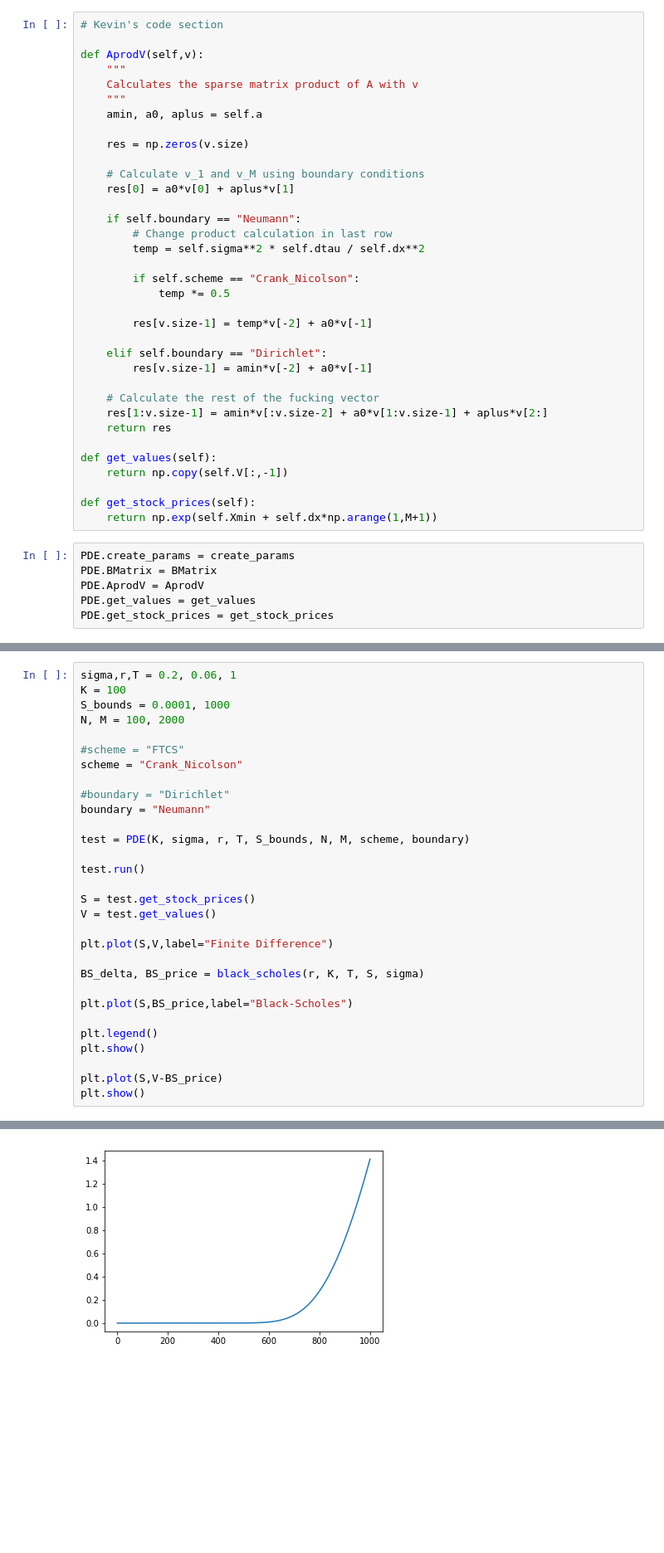
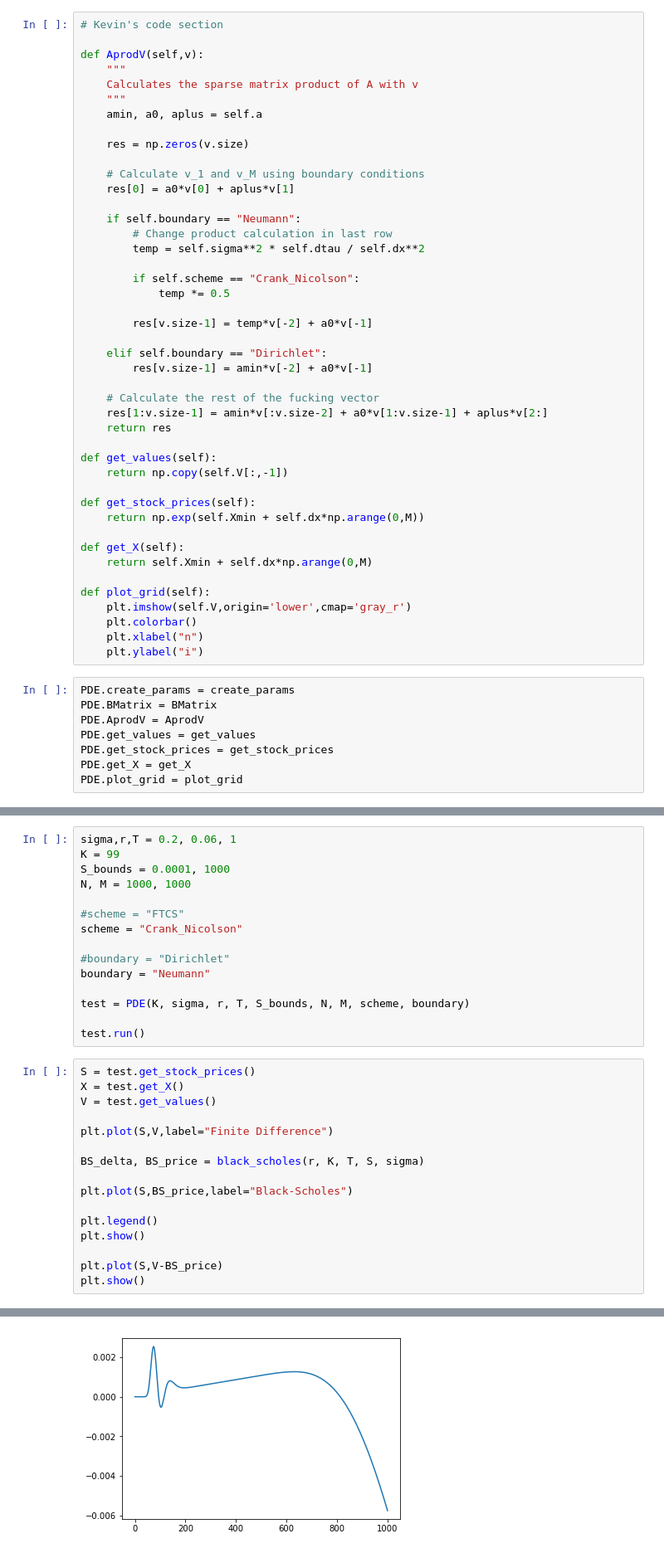
Before and after one commit to krishnakanthsasi/ComputationFin-nce-18, a Jupyter notebook: lab3/lab_assignment_3.ipynb, the cells around one changed output, grey strips where cells are left out. Shown: that part at 83% size. Drawn from its saved outputs; the diff is of its cells as text; blank space fills up the shorter version.

Commit message:
Bug fixed in Von Neumann boundary condition implementation

```diff
--- a/lab3/lab_assignment_3.ipynb
+++ b/lab3/lab_assignment_3.ipynb
@@ -191,13 +191,24 @@ def get_values(self):
     return np.copy(self.V[:,-1])
 
 def get_stock_prices(self):
-    return np.exp(self.Xmin + self.dx*np.arange(1,M+1))
+    return np.exp(self.Xmin + self.dx*np.arange(0,M))
+
+def get_X(self):
+    return self.Xmin + self.dx*np.arange(0,M)
+
+def plot_grid(self):
+    plt.imshow(self.V,origin='lower',cmap='gray_r')
+    plt.colorbar()
+    plt.xlabel("n")
+    plt.ylabel("i")
 # %%
 PDE.create_params = create_params
 PDE.BMatrix = BMatrix
 PDE.AprodV = AprodV
 PDE.get_values = get_values
 PDE.get_stock_prices = get_stock_prices
+PDE.get_X = get_X
+PDE.plot_grid = plot_grid
 # %%
 # Misc functions
 
@@ -241,37 +252,38 @@ def black_scholes(r, K, T, S_0, sigma, call=True):
         delta = N1 - 1
 
     return delta, price
+# %%
+sigma,r,T = 0.2, 0.06, 1
+K = 99
+S_bounds = 0.0001, 1000
+N, M = 1000, 1000
+
+#scheme = "FTCS"
+scheme = "Crank_Nicolson"
+
+#boundary = "Dirichlet"
+boundary = "Neumann"
+
+test = PDE(K, sigma, r, T, S_bounds, N, M, scheme, boundary)
+
+test.run()
 # %%
-sigma,r,T = 0.2, 0.06, 1
-K = 100
-S_bounds = 0.0001, 1000
-N, M = 100, 2000
-
-#scheme = "FTCS"
-scheme = "Crank_Nicolson"
-
-#boundary = "Dirichlet"
-boundary = "Neumann"
-
-test = PDE(K, sigma, r, T, S_bounds, N, M, scheme, boundary)
-
-test.run()
-
 S = test.get_stock_prices()
+X = test.get_X()
 V = test.get_values()
 
 plt.plot(S,V,label="Finite Difference")
 
 BS_delta, BS_price = black_scholes(r, K, T, S, sigma)
 
 plt.plot(S,BS_price,label="Black-Scholes")
 
 plt.legend()
 plt.show()
 
 plt.plot(S,V-BS_price)
 plt.show()
 # %% [output]
 [figure]
-[figure, old version]
+[figure, new version]
 # %%
```
Also changed, not shown: parts of 3 cells of this notebook.
